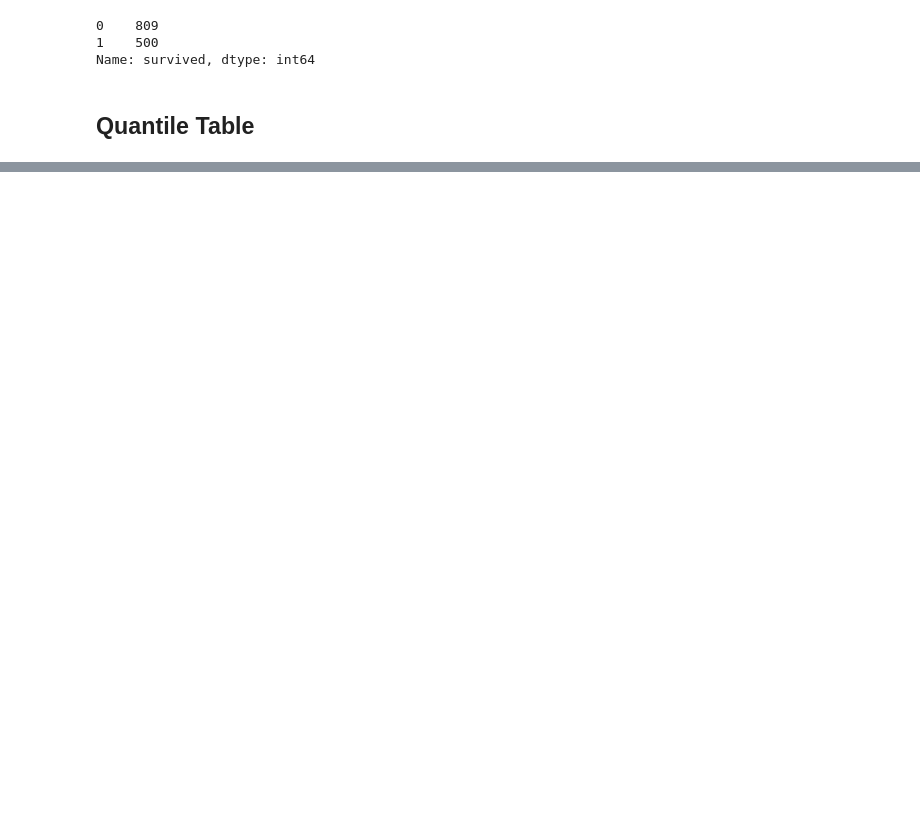
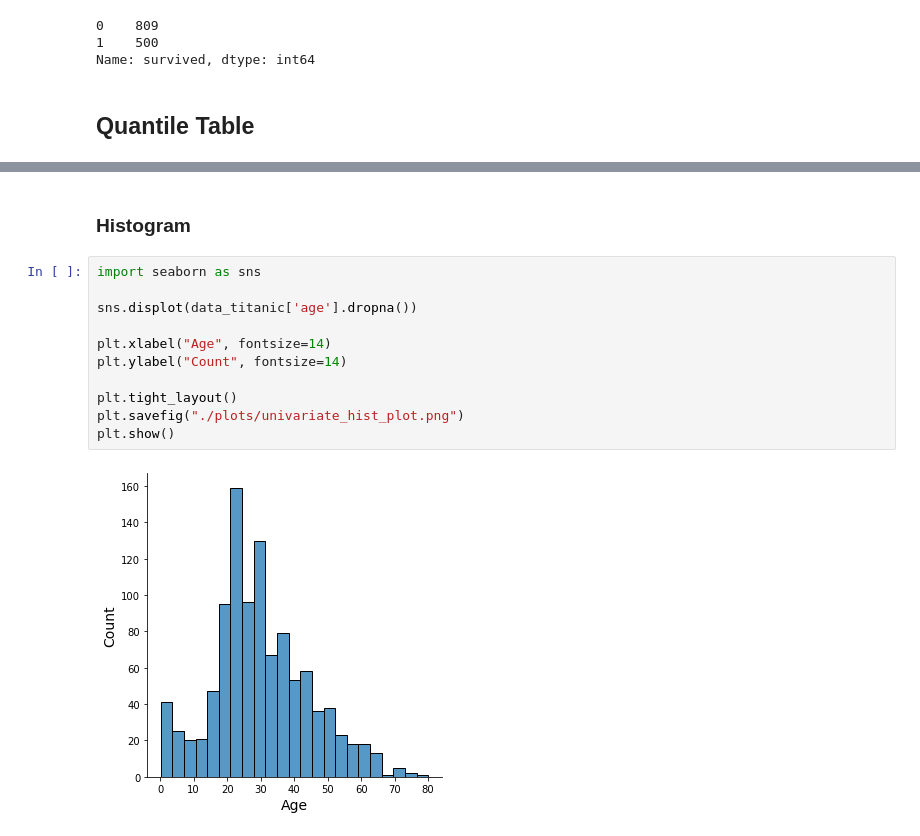
Before and after one commit to ZacharakisAndreas/MachineRhythms, a Jupyter notebook: Statistics/Univariate Analysis.ipynb, the cells around one changed output, grey strips where cells are left out. Saved outputs shown, nothing was run; the diff lists cells and outputs as text; blank space fills up the shorter version.

```diff
--- a/Statistics/Univariate Analysis.ipynb
+++ b/Statistics/Univariate Analysis.ipynb
@@ -151,0 +203,15 @@ Name: survived, dtype: int64
+# %% [markdown]
+### Histogram
+# %%
+import seaborn as sns
+
+sns.displot(data_titanic['age'].dropna())
+
+plt.xlabel("Age", fontsize=14)
+plt.ylabel("Count", fontsize=14)
+
+plt.tight_layout()
+plt.savefig("./plots/univariate_hist_plot.png")
+plt.show()
+# %% [output]
+[figure, added]
```
Also changed, not shown: parts of 28 cells of this notebook, 9 other files.
